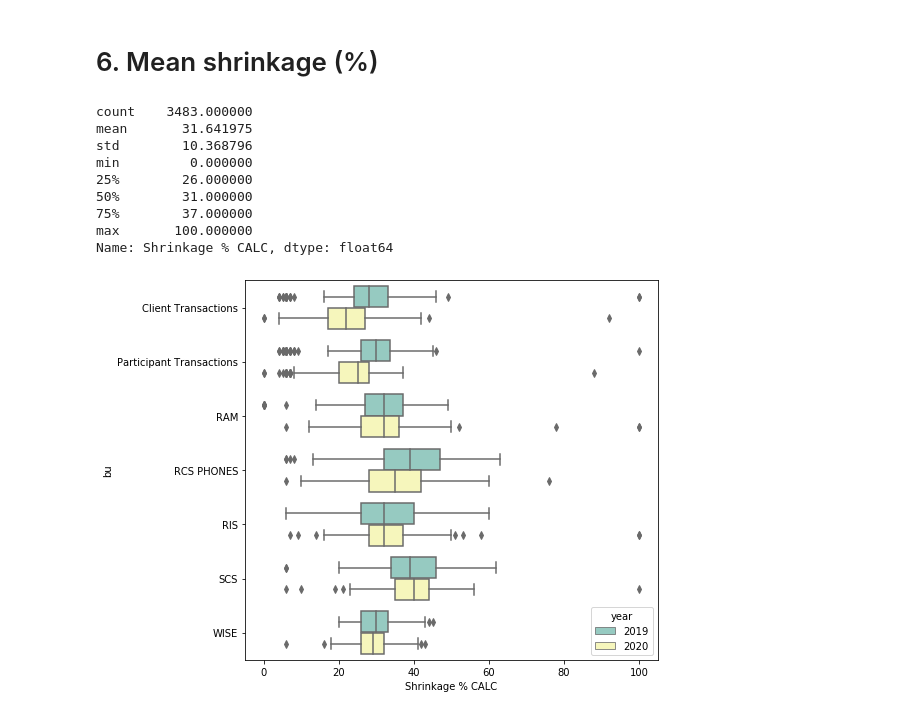
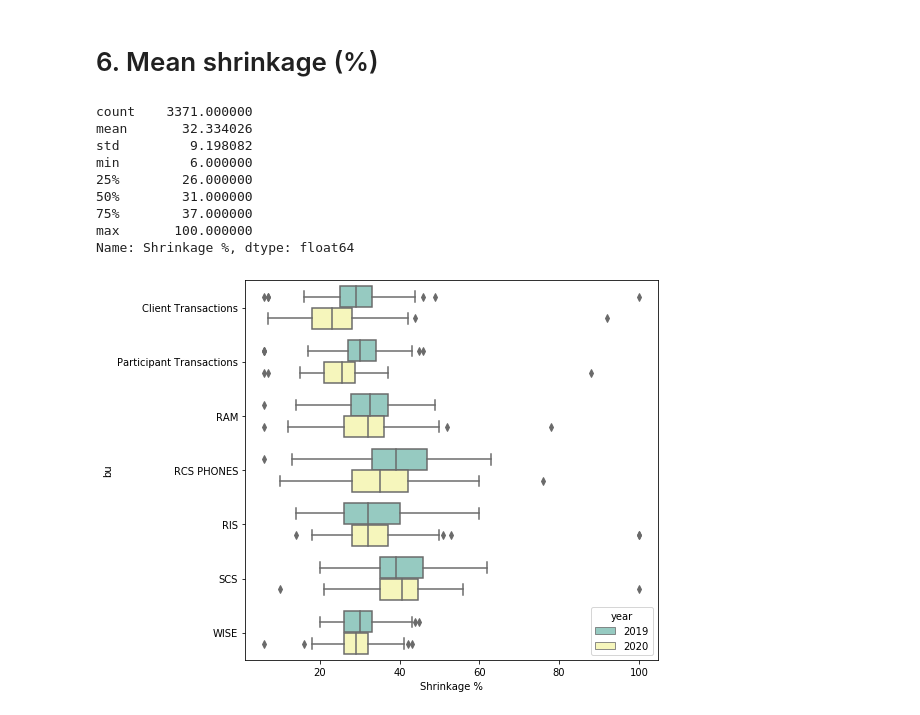
Before and after one commit to majickdave/dji_vol, a Jupyter notebook: wfh_analysis/6 metrics.ipynb, the cells around one changed output. Drawn from its saved outputs; the diff is of its cells as text; code cells hidden in the pictures.

```diff
--- a/wfh_analysis/6 metrics.ipynb
+++ b/wfh_analysis/6 metrics.ipynb
@@ -136,23 +136,23 @@ plt.tight_layout()
 # %% [markdown]
 # 6. Mean shrinkage (%)
 # %%
-df['Shrinkage % CALC'] = pd.to_numeric(df['Shrinkage % CALC'].str.replace('%', ''), errors='coerce')
-df['Shrinkage % CALC'].describe()
+df['Shrinkage %'] = pd.to_numeric(df['Shrinkage %'].str.replace('%', ''), errors='coerce')
+df['Shrinkage %'].describe()
 # %% [output]
-count    3483.000000
-mean       31.641975
-std        10.368796
-min         0.000000
+count    3371.000000
+mean       32.334026
+std         9.198082
+min         6.000000
 25%        26.000000
 50%        31.000000
 75%        37.000000
 max       100.000000
-Name: Shrinkage % CALC, dtype: float64
+Name: Shrinkage %, dtype: float64
 # %%
 plt.figure(figsize=(8,6))
-ax = sns.boxplot(x='Shrinkage % CALC', y="bu", hue="year",
+ax = sns.boxplot(x='Shrinkage %', y="bu", hue="year",
                  data=df, palette="Set3")
 plt.tight_layout()
 # %% [output]
-[figure, old version]
+[figure, new version]
 # %%
```
Also changed, not shown: parts of 3 cells of this notebook, 1 other file.
